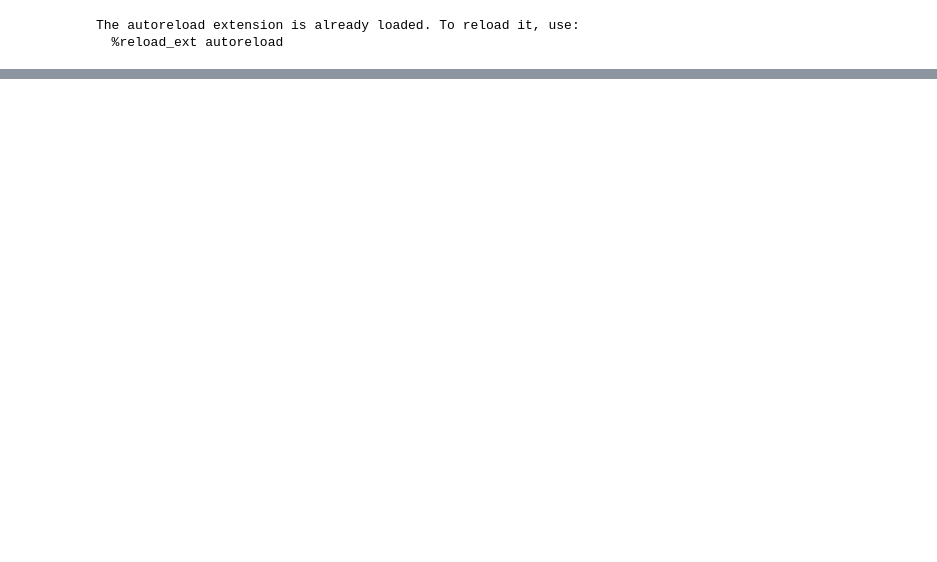
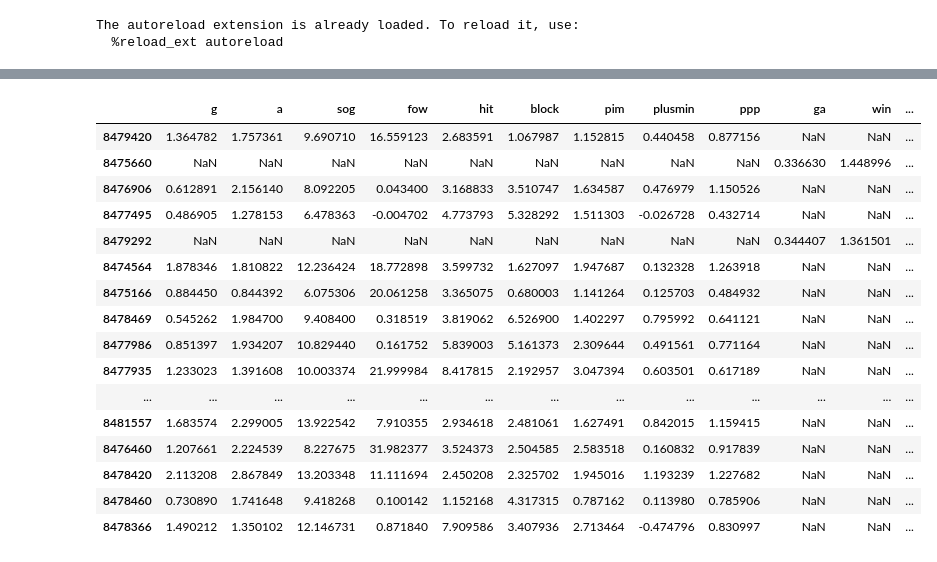
Before and after one commit to loerssoni/mehhala-fantasy, a Jupyter notebook: notebooks/refactor.ipynb, the cells around one changed output, grey strips where cells are left out. Saved outputs shown, nothing was run; the diff lists cells and outputs as text; code cells hidden in the pictures; blank space fills up the shorter version.

```diff
--- a/notebooks/refactor.ipynb
+++ b/notebooks/refactor.ipynb
@@ -183,0 +212,22 @@ data.make_full_selections()
+# %%
+df = full_data.players.join(full_data.lineup_preds).sort_values('rank', na_position='first')
+df[df.available]
+full_data.lineup_preds
+# %% [output]
+|  | g | a | sog | fow | hit | block | pim | plusmin | ppp | ga | win | ... |
+| 8479420 | 1.364782 | 1.757361 | 9.690710 | 16.559123 | 2.683591 | 1.067987 | 1.152815 | 0.440458 | 0.877156 | NaN | NaN | ... |
+| 8475660 | NaN | NaN | NaN | NaN | NaN | NaN | NaN | NaN | NaN | 0.336630 | 1.448996 | ... |
+| 8476906 | 0.612891 | 2.156140 | 8.092205 | 0.043400 | 3.168833 | 3.510747 | 1.634587 | 0.476979 | 1.150526 | NaN | NaN | ... |
+| 8477495 | 0.486905 | 1.278153 | 6.478363 | -0.004702 | 4.773793 | 5.328292 | 1.511303 | -0.026728 | 0.432714 | NaN | NaN | ... |
+| 8479292 | NaN | NaN | NaN | NaN | NaN | NaN | NaN | NaN | NaN | 0.344407 | 1.361501 | ... |
+| 8474564 | 1.878346 | 1.810822 | 12.236424 | 18.772898 | 3.599732 | 1.627097 | 1.947687 | 0.132328 | 1.263918 | NaN | NaN | ... |
+| 8475166 | 0.884450 | 0.844392 | 6.075306 | 20.061258 | 3.365075 | 0.680003 | 1.141264 | 0.125703 | 0.484932 | NaN | NaN | ... |
+| 8478469 | 0.545262 | 1.984700 | 9.408400 | 0.318519 | 3.819062 | 6.526900 | 1.402297 | 0.795992 | 0.641121 | NaN | NaN | ... |
+| 8477986 | 0.851397 | 1.934207 | 10.829440 | 0.161752 | 5.839003 | 5.161373 | 2.309644 | 0.491561 | 0.771164 | NaN | NaN | ... |
+| 8477935 | 1.233023 | 1.391608 | 10.003374 | 21.999984 | 8.417815 | 2.192957 | 3.047394 | 0.603501 | 0.617189 | NaN | NaN | ... |
+| ... | ... | ... | ... | ... | ... | ... | ... | ... | ... | ... | ... | ... |
+| 8481557 | 1.683574 | 2.299005 | 13.922542 | 7.910355 | 2.934618 | 2.481061 | 1.627491 | 0.842015 | 1.159415 | NaN | NaN | ... |
+| 8476460 | 1.207661 | 2.224539 | 8.227675 | 31.982377 | 3.524373 | 2.504585 | 2.583518 | 0.160832 | 0.917839 | NaN | NaN | ... |
+| 8478420 | 2.113208 | 2.867849 | 13.203348 | 11.111694 | 2.450208 | 2.325702 | 1.945016 | 1.193239 | 1.227682 | NaN | NaN | ... |
+| 8478460 | 0.730890 | 1.741648 | 9.418268 | 0.100142 | 1.152168 | 4.317315 | 0.787162 | 0.113980 | 0.785906 | NaN | NaN | ... |
+| 8478366 | 1.490212 | 1.350102 | 12.146731 | 0.871840 | 7.909586 | 3.407936 | 2.713464 | -0.474796 | 0.830997 | NaN | NaN | ... |
```
Also changed, not shown: parts of 11 cells of this notebook, 1 other file.
